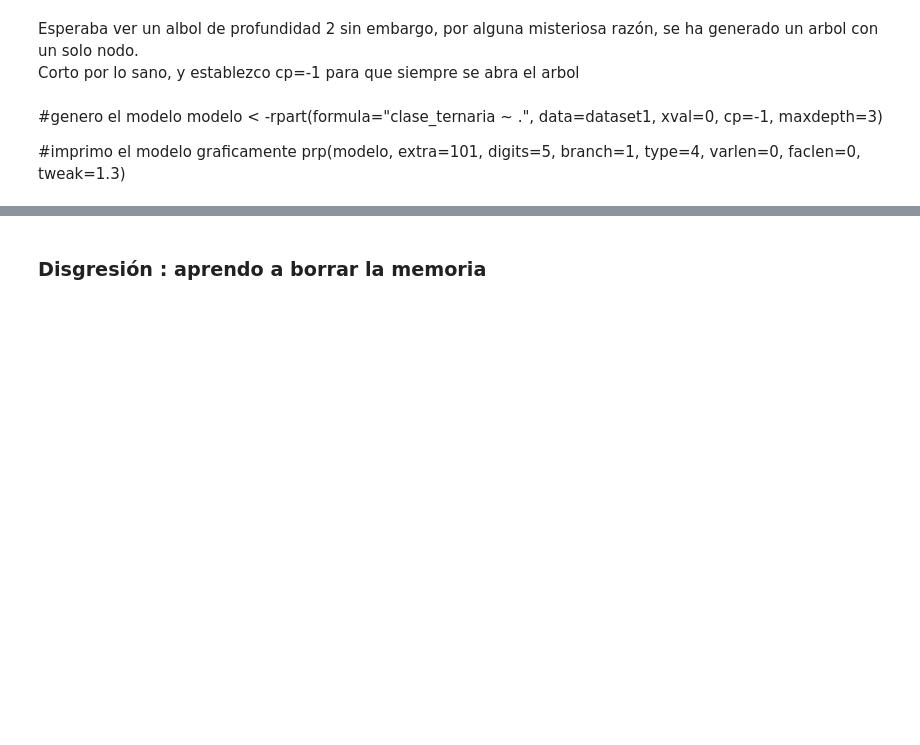
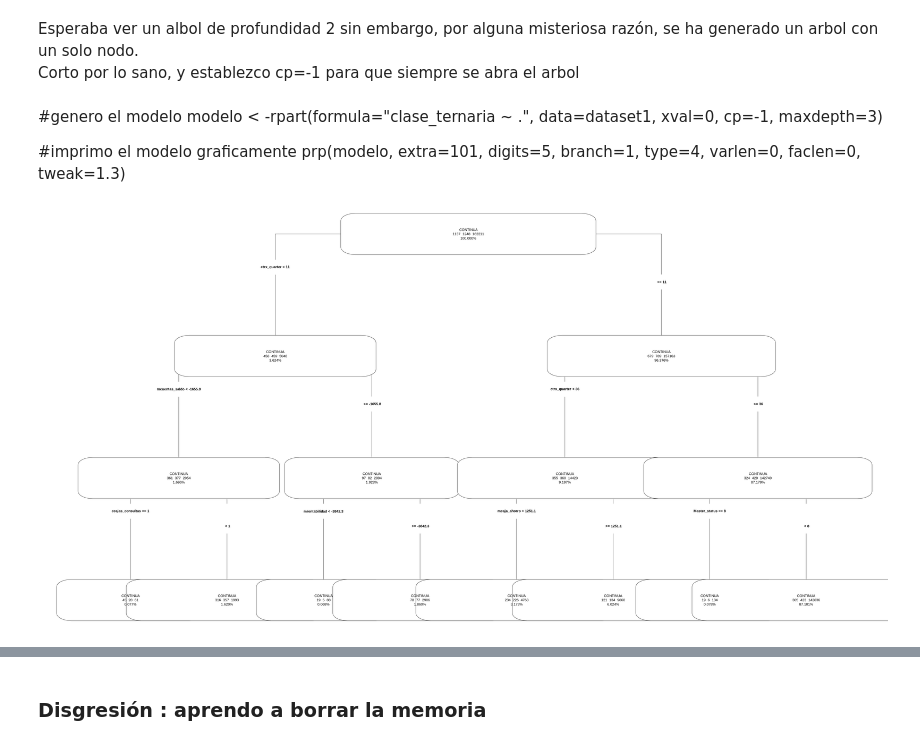
Before and after one commit to reglamarcador115/labo2025v, a Jupyter notebook: src/zero2hero/zero2hero_01_local.ipynb, the cells around one changed output, grey strips where cells are left out. Drawn from its saved outputs; the diff is of its cells as text; code cells hidden in the pictures; blank space fills up the shorter version.

```diff
--- a/src/zero2hero/zero2hero_01_local.ipynb
+++ b/src/zero2hero/zero2hero_01_local.ipynb
@@ -388,16 +558,18 @@ prp(modelo, extra=101, digits=5, branch=1, type=4, varlen=0, faclen=0, tweak=1.3
 # %%
 # genero el modelo
 modelo <- rpart(
     formula = "clase_ternaria ~ .",
     data = dataset[foto_mes == 202107],
     xval = 0,
     cp = -1,
     maxdepth = 3
 )
 
 # imprimo el modelo graficamente
 options(repr.plot.width = 40, repr.plot.height = 20)
-prp(modelo, extra = 101, digits = -5, branch = 1, type = 4, varlen = 0, faclen = 0, tweak = 1.1, cex = 1.2)
+prp(modelo, extra = 101, digits = -5, branch = 1, type = 4, varlen = 0, faclen = 0, tweak = 1, cex = 1)
+# %% [output]
+[figure, added]
 # %%
 # genero el modelo
 dataset2 <- copy(dataset)
```
Also changed, not shown: parts of 114 cells of this notebook.
